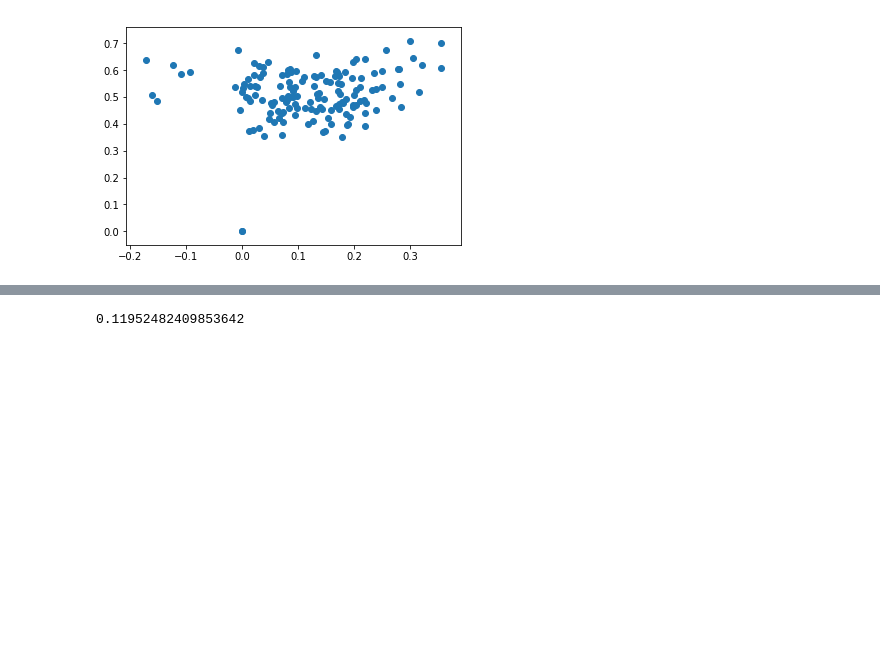
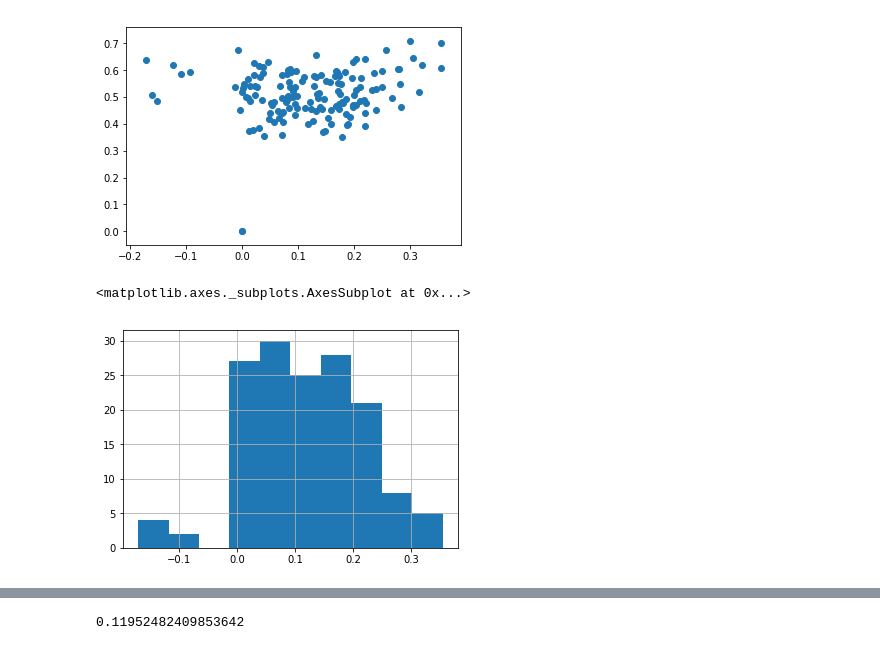
Before and after one commit to DataandDesign/datadesign.github.io, a Jupyter notebook: intro_nlp.ipynb, the cells around one changed output, grey strips where cells are left out. Saved outputs shown, nothing was run; the diff lists cells and outputs as text; code cells hidden in the pictures; blank space fills up the shorter version.

```diff
--- a/intro_nlp.ipynb
+++ b/intro_nlp.ipynb
@@ -110,3 +277,6 @@ from textblob import TextBlob
+# %%
+import pandas as pd
+reviews = pd.read_csv('mrr_reviews.csv')
 # %%
 text = TextBlob(reviews.review[0])
 # %%
@@ -156,3 +346,8 @@ plt.scatter(reviews.polarity, reviews.subjectivity)
 # %% [output]
 <matplotlib.collections.PathCollection at 0x...>
 [figure]
+# %%
+reviews['polarity'].hist()
+# %% [output]
+<matplotlib.axes._subplots.AxesSubplot at 0x...>
+[figure, added]
```
Also changed, not shown: parts of 42 cells of this notebook, 4 other files.
